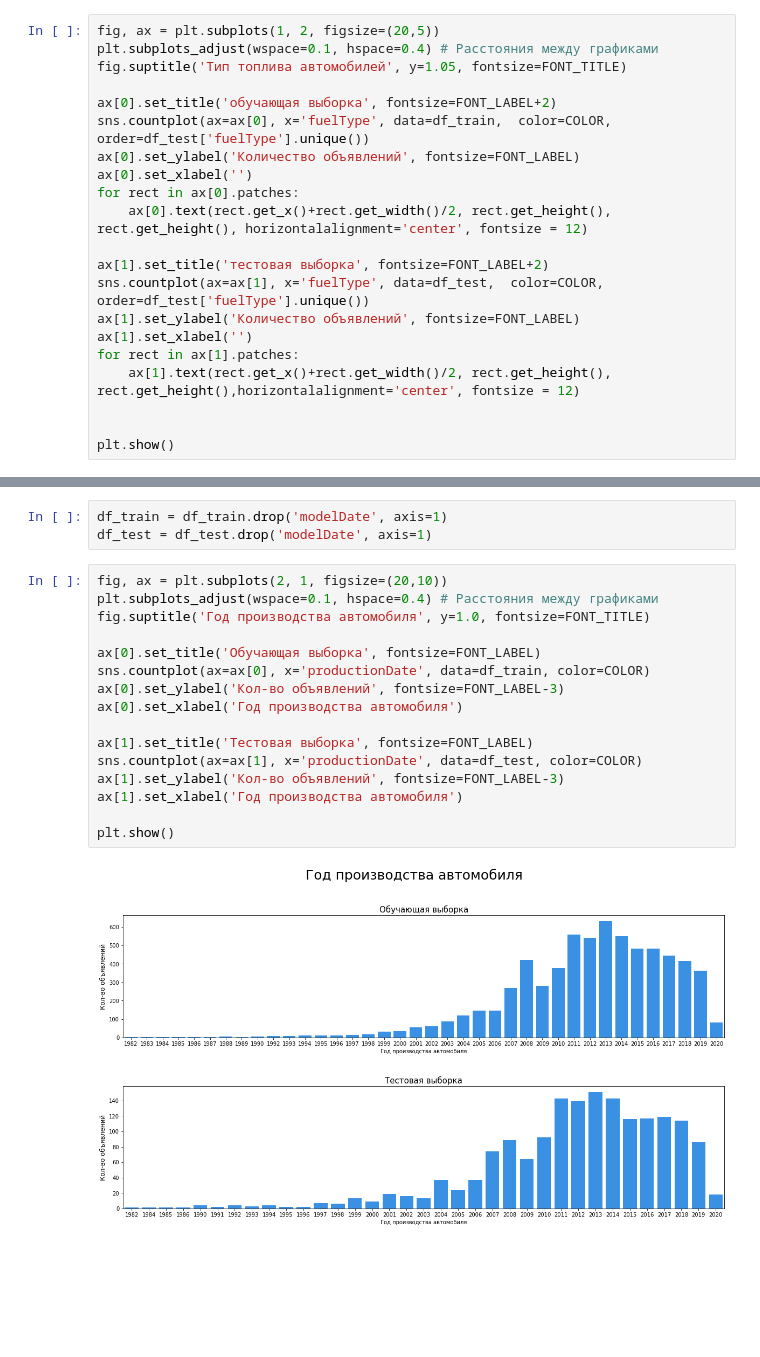
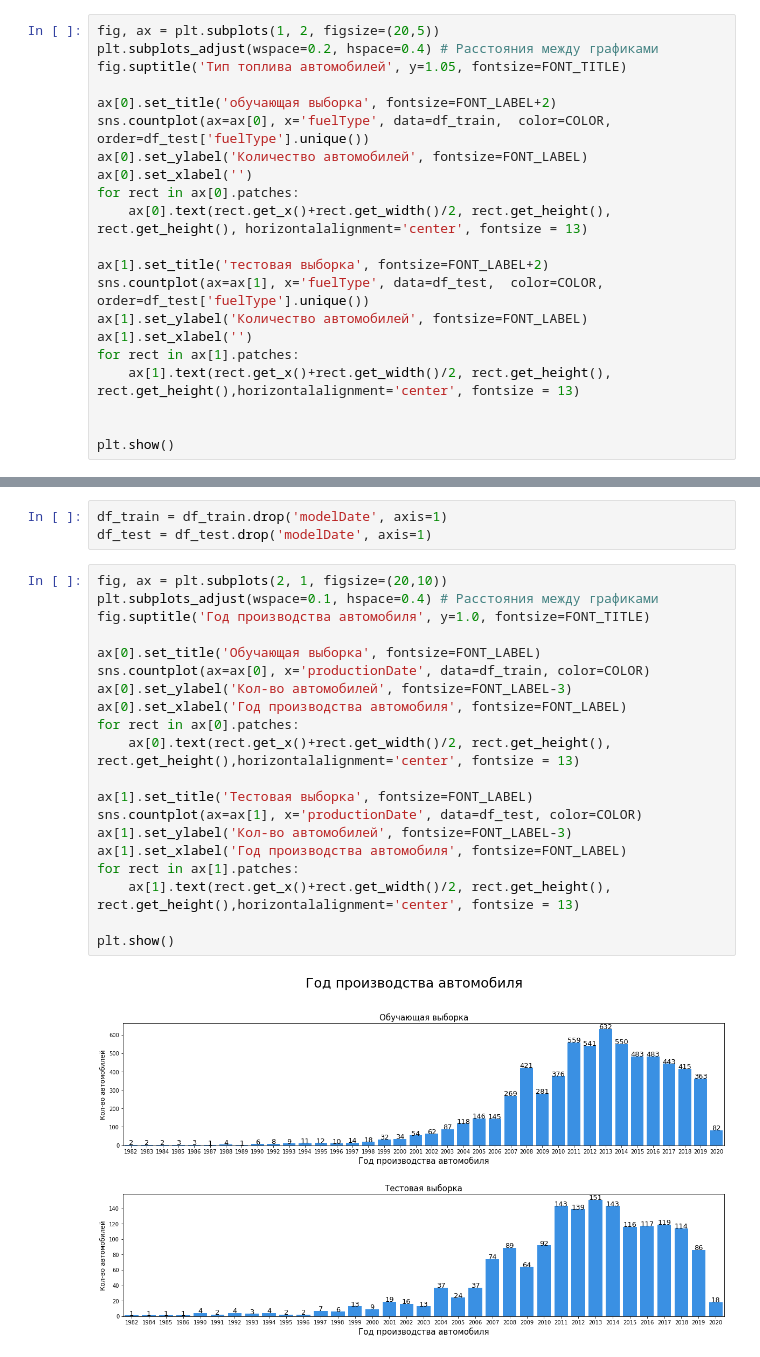
Before and after one commit to NataliaKolesnik/Car_Price_prediction_part2, a Jupyter notebook: 1_EDA.ipynb, the cells around one changed output, grey strips where cells are left out. Drawn from its saved outputs; the diff is of its cells as text; blank space fills up the shorter version.

```diff
--- a/1_EDA.ipynb
+++ b/1_EDA.ipynb
@@ -461,22 +461,22 @@ df_train[['enginePower', 'engineDisplacement']].corr()
 ### fuelType
 # %%
 fig, ax = plt.subplots(1, 2, figsize=(20,5))
-plt.subplots_adjust(wspace=0.1, hspace=0.4) # Расстояния между графиками
+plt.subplots_adjust(wspace=0.2, hspace=0.4) # Расстояния между графиками
 fig.suptitle('Тип топлива автомобилей', y=1.05, fontsize=FONT_TITLE)
 
 ax[0].set_title('обучающая выборка', fontsize=FONT_LABEL+2)
 sns.countplot(ax=ax[0], x='fuelType', data=df_train,  color=COLOR, order=df_test['fuelType'].unique())
-ax[0].set_ylabel('Количество объявлений', fontsize=FONT_LABEL)
+ax[0].set_ylabel('Количество автомобилей', fontsize=FONT_LABEL)
 ax[0].set_xlabel('')
 for rect in ax[0].patches:
-    ax[0].text(rect.get_x()+rect.get_width()/2, rect.get_height(), rect.get_height(), horizontalalignment='center', fontsize = 12)
+    ax[0].text(rect.get_x()+rect.get_width()/2, rect.get_height(), rect.get_height(), horizontalalignment='center', fontsize = 13)
 
 ax[1].set_title('тестовая выборка', fontsize=FONT_LABEL+2)
 sns.countplot(ax=ax[1], x='fuelType', data=df_test,  color=COLOR, order=df_test['fuelType'].unique())
-ax[1].set_ylabel('Количество объявлений', fontsize=FONT_LABEL)
+ax[1].set_ylabel('Количество автомобилей', fontsize=FONT_LABEL)
 ax[1].set_xlabel('')
 for rect in ax[1].patches:
-    ax[1].text(rect.get_x()+rect.get_width()/2, rect.get_height(), rect.get_height(),horizontalalignment='center', fontsize = 12)
+    ax[1].text(rect.get_x()+rect.get_width()/2, rect.get_height(), rect.get_height(),horizontalalignment='center', fontsize = 13)
 
 
 plt.show()
@@ -578,18 +579,22 @@ df_test = df_test.drop('modelDate', axis=1)
 # %%
 fig, ax = plt.subplots(2, 1, figsize=(20,10))
 plt.subplots_adjust(wspace=0.1, hspace=0.4) # Расстояния между графиками
 fig.suptitle('Год производства автомобиля', y=1.0, fontsize=FONT_TITLE)
 
 ax[0].set_title('Обучающая выборка', fontsize=FONT_LABEL)
 sns.countplot(ax=ax[0], x='productionDate', data=df_train, color=COLOR)
-ax[0].set_ylabel('Кол-во объявлений', fontsize=FONT_LABEL-3)
-ax[0].set_xlabel('Год производства автомобиля')
+ax[0].set_ylabel('Кол-во автомобилей', fontsize=FONT_LABEL-3)
+ax[0].set_xlabel('Год производства автомобиля', fontsize=FONT_LABEL)
+for rect in ax[0].patches:
+    ax[0].text(rect.get_x()+rect.get_width()/2, rect.get_height(), rect.get_height(),horizontalalignment='center', fontsize = 13)
 
 ax[1].set_title('Тестовая выборка', fontsize=FONT_LABEL)
 sns.countplot(ax=ax[1], x='productionDate', data=df_test, color=COLOR)
-ax[1].set_ylabel('Кол-во объявлений', fontsize=FONT_LABEL-3)
-ax[1].set_xlabel('Год производства автомобиля')
+ax[1].set_ylabel('Кол-во автомобилей', fontsize=FONT_LABEL-3)
+ax[1].set_xlabel('Год производства автомобиля', fontsize=FONT_LABEL)
+for rect in ax[1].patches:
+    ax[1].text(rect.get_x()+rect.get_width()/2, rect.get_height(), rect.get_height(),horizontalalignment='center', fontsize = 13)
 
 plt.show()
 # %% [output]
-[figure, old version]
+[figure, new version]
```
Also changed, not shown: parts of 68 cells of this notebook.
